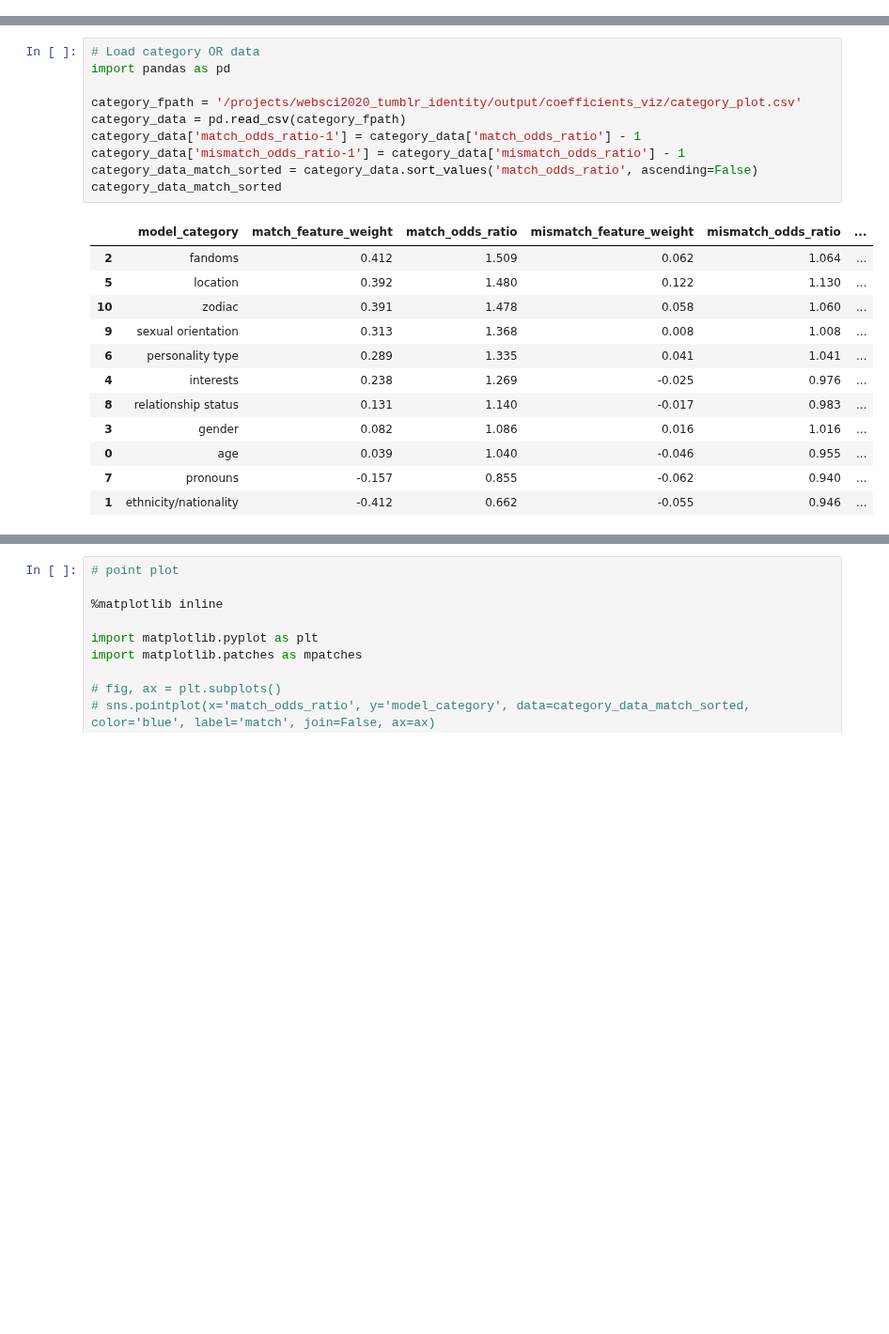
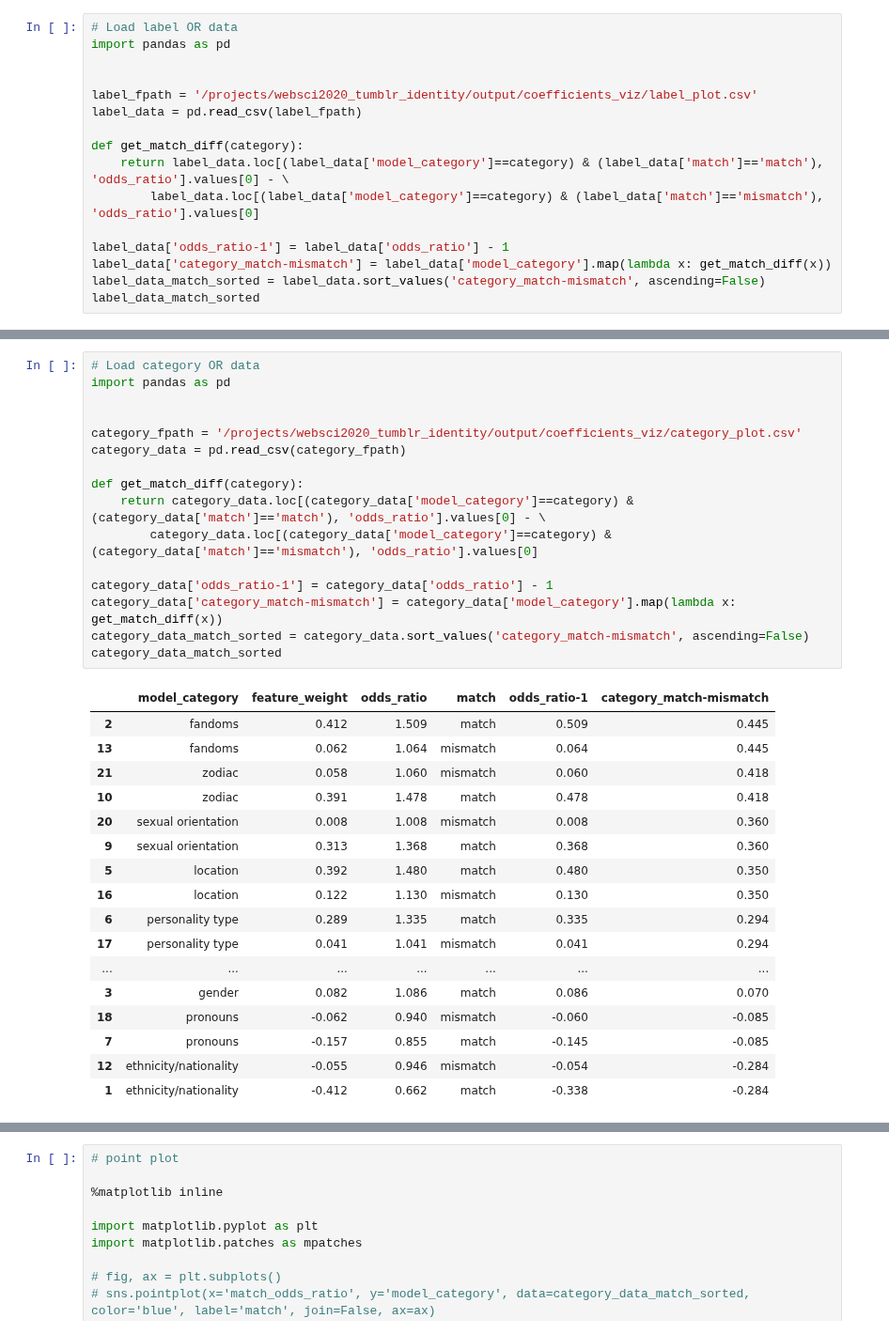
Before and after one commit to michaelmilleryoder/tumblr-scripts, a Jupyter notebook: jupyter/websci2020_plot.ipynb, the cells around one changed output, grey strips where cells are left out. Shown at 94% size. Cells and saved outputs as stored; diff of their text form; blank space fills up the shorter version.

```diff
--- a/jupyter/websci2020_plot.ipynb
+++ b/jupyter/websci2020_plot.ipynb
@@ -2,0 +5,16 @@
+# %%
+# Load label OR data
+import pandas as pd
+
+
+label_fpath = '/projects/websci2020_tumblr_identity/output/coefficients_viz/label_plot.csv'
+label_data = pd.read_csv(label_fpath)
+
+def get_match_diff(category):
+    return label_data.loc[(label_data['model_category']==category) & (label_data['match']=='match'), 'odds_ratio'].values[0] - \
+        label_data.loc[(label_data['model_category']==category) & (label_data['match']=='mismatch'), 'odds_ratio'].values[0]
+
+label_data['odds_ratio-1'] = label_data['odds_ratio'] - 1
+label_data['category_match-mismatch'] = label_data['model_category'].map(lambda x: get_match_diff(x))
+label_data_match_sorted = label_data.sort_values('category_match-mismatch', ascending=False)
+label_data_match_sorted
@@ -3,23 +72,34 @@
 # %%
 # Load category OR data
 import pandas as pd
 
+
 category_fpath = '/projects/websci2020_tumblr_identity/output/coefficients_viz/category_plot.csv'
 category_data = pd.read_csv(category_fpath)
-category_data['match_odds_ratio-1'] = category_data['match_odds_ratio'] - 1
-category_data['mismatch_odds_ratio-1'] = category_data['mismatch_odds_ratio'] - 1
-category_data_match_sorted = category_data.sort_values('match_odds_ratio', ascending=False)
+
+def get_match_diff(category):
+    return category_data.loc[(category_data['model_category']==category) & (category_data['match']=='match'), 'odds_ratio'].values[0] - \
+        category_data.loc[(category_data['model_category']==category) & (category_data['match']=='mismatch'), 'odds_ratio'].values[0]
+
+category_data['odds_ratio-1'] = category_data['odds_ratio'] - 1
+category_data['category_match-mismatch'] = category_data['model_category'].map(lambda x: get_match_diff(x))
+category_data_match_sorted = category_data.sort_values('category_match-mismatch', ascending=False)
 category_data_match_sorted
 # %% [output]
-|  | model_category | match_feature_weight | match_odds_ratio | mismatch_feature_weight | mismatch_odds_ratio | ... |
-| 2 | fandoms | 0.412 | 1.509 | 0.062 | 1.064 | ... |
-| 5 | location | 0.392 | 1.480 | 0.122 | 1.130 | ... |
-| 10 | zodiac | 0.391 | 1.478 | 0.058 | 1.060 | ... |
-| 9 | sexual orientation | 0.313 | 1.368 | 0.008 | 1.008 | ... |
-| 6 | personality type | 0.289 | 1.335 | 0.041 | 1.041 | ... |
-| 4 | interests | 0.238 | 1.269 | -0.025 | 0.976 | ... |
-| 8 | relationship status | 0.131 | 1.140 | -0.017 | 0.983 | ... |
-| 3 | gender | 0.082 | 1.086 | 0.016 | 1.016 | ... |
-| 0 | age | 0.039 | 1.040 | -0.046 | 0.955 | ... |
-| 7 | pronouns | -0.157 | 0.855 | -0.062 | 0.940 | ... |
-| 1 | ethnicity/nationality | -0.412 | 0.662 | -0.055 | 0.946 | ... |
+|  | model_category | feature_weight | odds_ratio | match | odds_ratio-1 | category_match-mismatch |
+| 2 | fandoms | 0.412 | 1.509 | match | 0.509 | 0.445 |
+| 13 | fandoms | 0.062 | 1.064 | mismatch | 0.064 | 0.445 |
+| 21 | zodiac | 0.058 | 1.060 | mismatch | 0.060 | 0.418 |
+| 10 | zodiac | 0.391 | 1.478 | match | 0.478 | 0.418 |
+| 20 | sexual orientation | 0.008 | 1.008 | mismatch | 0.008 | 0.360 |
+| 9 | sexual orientation | 0.313 | 1.368 | match | 0.368 | 0.360 |
+| 5 | location | 0.392 | 1.480 | match | 0.480 | 0.350 |
+| 16 | location | 0.122 | 1.130 | mismatch | 0.130 | 0.350 |
+| 6 | personality type | 0.289 | 1.335 | match | 0.335 | 0.294 |
+| 17 | personality type | 0.041 | 1.041 | mismatch | 0.041 | 0.294 |
+| ... | ... | ... | ... | ... | ... | ... |
+| 3 | gender | 0.082 | 1.086 | match | 0.086 | 0.070 |
+| 18 | pronouns | -0.062 | 0.940 | mismatch | -0.060 | -0.085 |
+| 7 | pronouns | -0.157 | 0.855 | match | -0.145 | -0.085 |
+| 12 | ethnicity/nationality | -0.055 | 0.946 | mismatch | -0.054 | -0.284 |
+| 1 | ethnicity/nationality | -0.412 | 0.662 | match | -0.338 | -0.284 |
```
Also changed, not shown: parts of 9 cells of this notebook, 1 other file.
